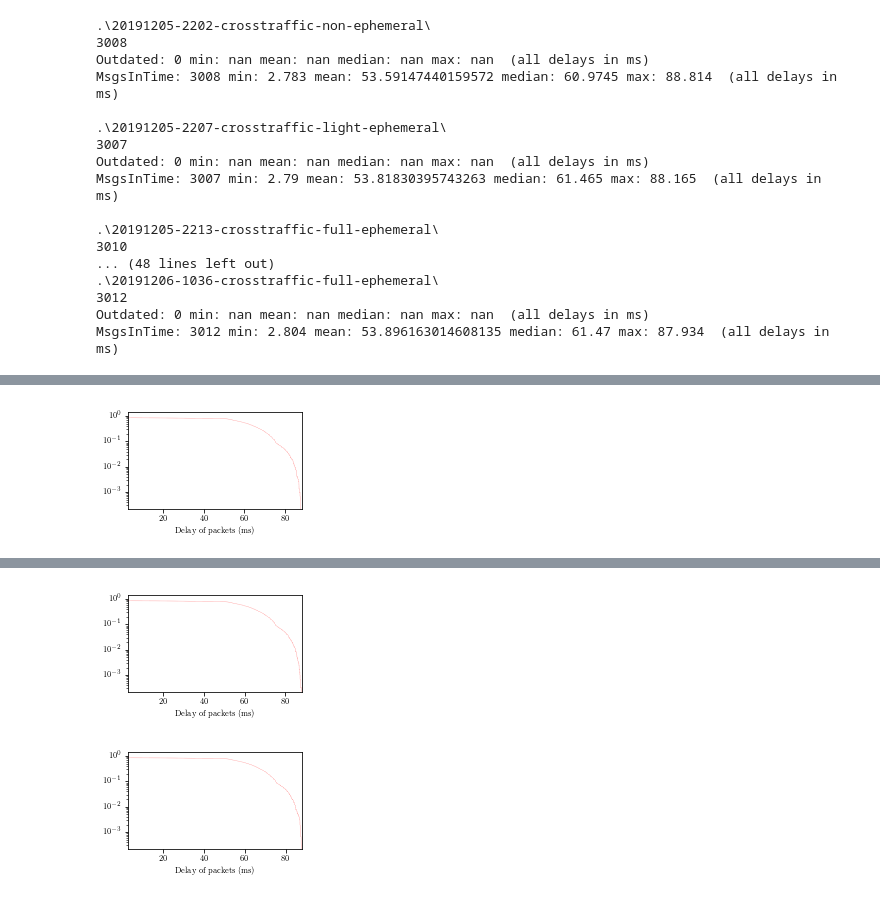
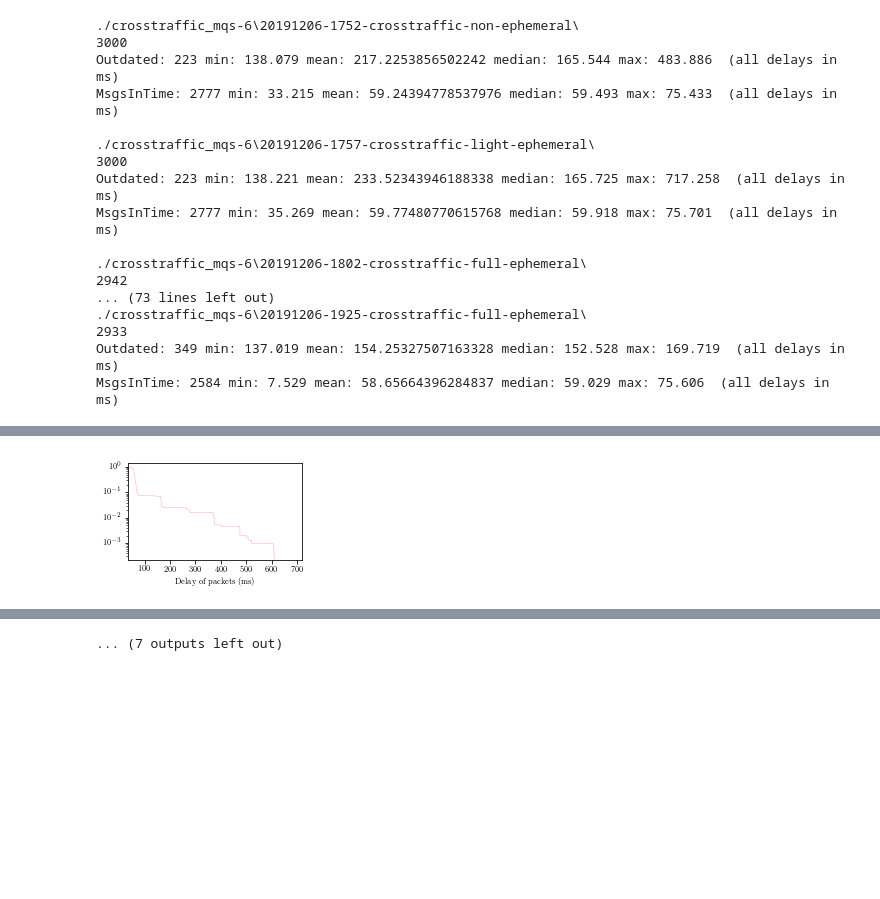
Before and after one commit to Timo2907/picoquic, a Jupyter notebook: experiments/results/eval_plot.ipynb, the cells around one changed output, grey strips where cells are left out. Saved outputs shown, nothing was run; the diff lists cells and outputs as text; code cells hidden in the pictures; blank space fills up the shorter version.

```diff
--- a/experiments/results/eval_plot.ipynb
+++ b/experiments/results/eval_plot.ipynb
@@ -104,7 +101,7 @@ for f in glob.iglob('./*201912*/', recursive=True): # /*directoryRegExp*/ to red
 # %%
 #CCDFs
 # one-way delay (application layer)
-for f in glob.iglob('./*201912*/', recursive=True): # /*directoryRegExp*/ to reduce output (long runtime)
+for f in glob.iglob('./crosstraffic_mqs-6/*201912*/', recursive=True): # /*directoryRegExp*/ to reduce output (long runtime)
     dfapp = pd.read_csv(f+'serverAppOutput', delim_whitespace=True ,names =
                                     ['seconds_offset', 'streamid', 'length', 'msg_number', 'onewaydelay'])
     dfstream = pd.read_csv(f+'serverStreamOutput', delim_whitespace=True ,names =
@@ -178,7 +175,7 @@ MsgsInTime: 3000 min: 2.82 mean: 3.123775000000013 median: 3.111 max: 6.082  (al
 # %%
 #CCDFs
 # one-way delay (stream layer)
-for f in glob.iglob('./*201912*/', recursive=True): # /*directoryRegExp*/ to reduce output (long runtime)
+for f in glob.iglob('./crosstraffic_mqs-6/*201912*/', recursive=True): # /*directoryRegExp*/ to reduce output (long runtime)
     dfapp = pd.read_csv(f+'serverAppOutput', delim_whitespace=True ,names =
                                     ['seconds_offset', 'streamid', 'length', 'msg_number', 'onewaydelay'])
     dfstream = pd.read_csv(f+'serverStreamOutput', delim_whitespace=True ,names =
@@ -219,20 +216,20 @@ for f in glob.iglob('./*201912*/', recursive=True): # /*directoryRegExp*/ to red
     plt.tight_layout()
     plt.savefig(f+"ccdf_one-way-delay_stream.pdf")
 # %% [output]
-.\20191205-2202-crosstraffic-non-ephemeral\
-3008
-Outdated: 0 min: nan mean: nan median: nan max: nan  (all delays in ms)
-MsgsInTime: 3008 min: 2.783 mean: 53.59147440159572 median: 60.9745 max: 88.814  (all delays in ms)
+./crosstraffic_mqs-6\20191206-1752-crosstraffic-non-ephemeral\
+3000
+Outdated: 223 min: 138.079 mean: 217.2253856502242 median: 165.544 max: 483.886  (all delays in ms)
+MsgsInTime: 2777 min: 33.215 mean: 59.24394778537976 median: 59.493 max: 75.433  (all delays in ms)
 
-.\20191205-2207-crosstraffic-light-ephemeral\
-3007
-Outdated: 0 min: nan mean: nan median: nan max: nan  (all delays in ms)
-MsgsInTime: 3007 min: 2.79 mean: 53.81830395743263 median: 61.465 max: 88.165  (all delays in ms)
+./crosstraffic_mqs-6\20191206-1757-crosstraffic-light-ephemeral\
+3000
+Outdated: 223 min: 138.221 mean: 233.52343946188338 median: 165.725 max: 717.258  (all delays in ms)
+MsgsInTime: 2777 min: 35.269 mean: 59.77480770615768 median: 59.918 max: 75.701  (all delays in ms)
 
-.\20191205-2213-crosstraffic-full-ephemeral\
-3010
-... (48 lines left out)
-.\20191206-1036-crosstraffic-full-ephemeral\
-3012
-Outdated: 0 min: nan mean: nan median: nan max: nan  (all delays in ms)
-MsgsInTime: 3012 min: 2.804 mean: 53.896163014608135 median: 61.47 max: 87.934  (all delays in ms)
+./crosstraffic_mqs-6\20191206-1802-crosstraffic-full-ephemeral\
+2942
+... (73 lines left out)
+./crosstraffic_mqs-6\20191206-1925-crosstraffic-full-ephemeral\
+2933
+Outdated: 349 min: 137.019 mean: 154.25327507163328 median: 152.528 max: 169.719  (all delays in ms)
+MsgsInTime: 2584 min: 7.529 mean: 58.65664396284837 median: 59.029 max: 75.606  (all delays in ms)
@@ -240 +237 @@ MsgsInTime: 3012 min: 2.804 mean: 53.896163014608135 median: 61.47 max: 87.934
-[figure, old version]
+[figure, new version]
@@ -250,5 +247,4 @@ MsgsInTime: 3012 min: 2.804 mean: 53.896163014608135 median: 61.47 max: 87.934
-[figure, removed]
-[figure, removed]
+... (7 outputs left out)
 # %%
 # HOLES: APP LEVEL
 # msgs consecutively lost (holes)
```
Also changed, not shown: parts of 6 cells of this notebook, 8 other files.
